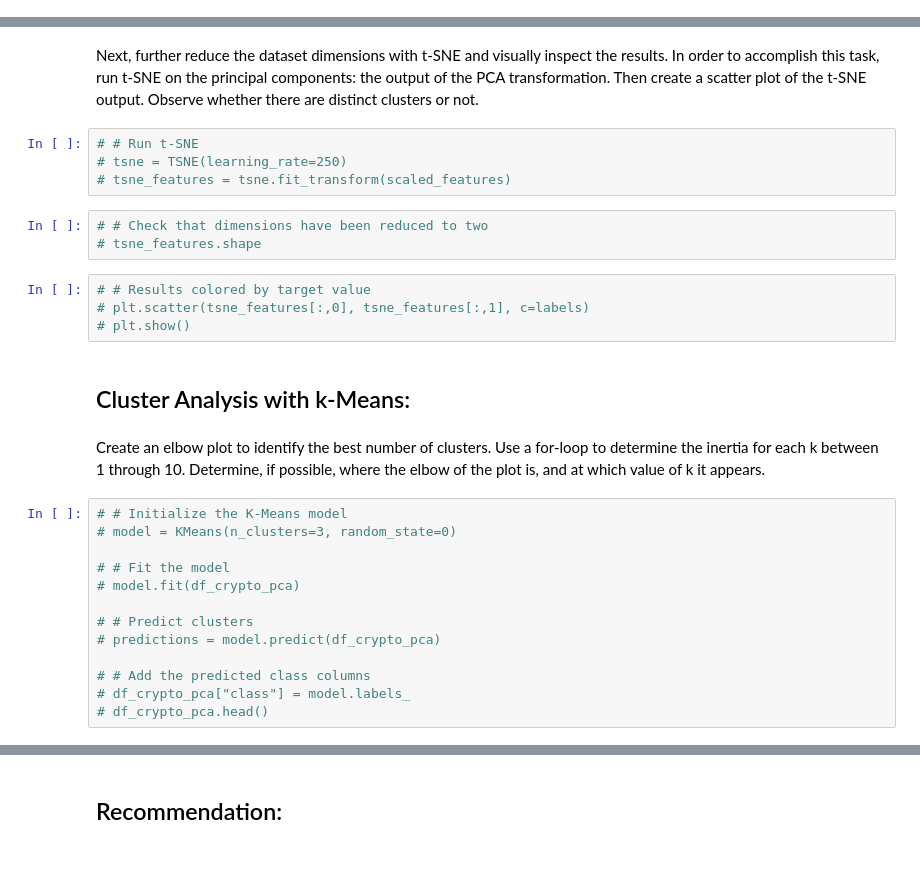
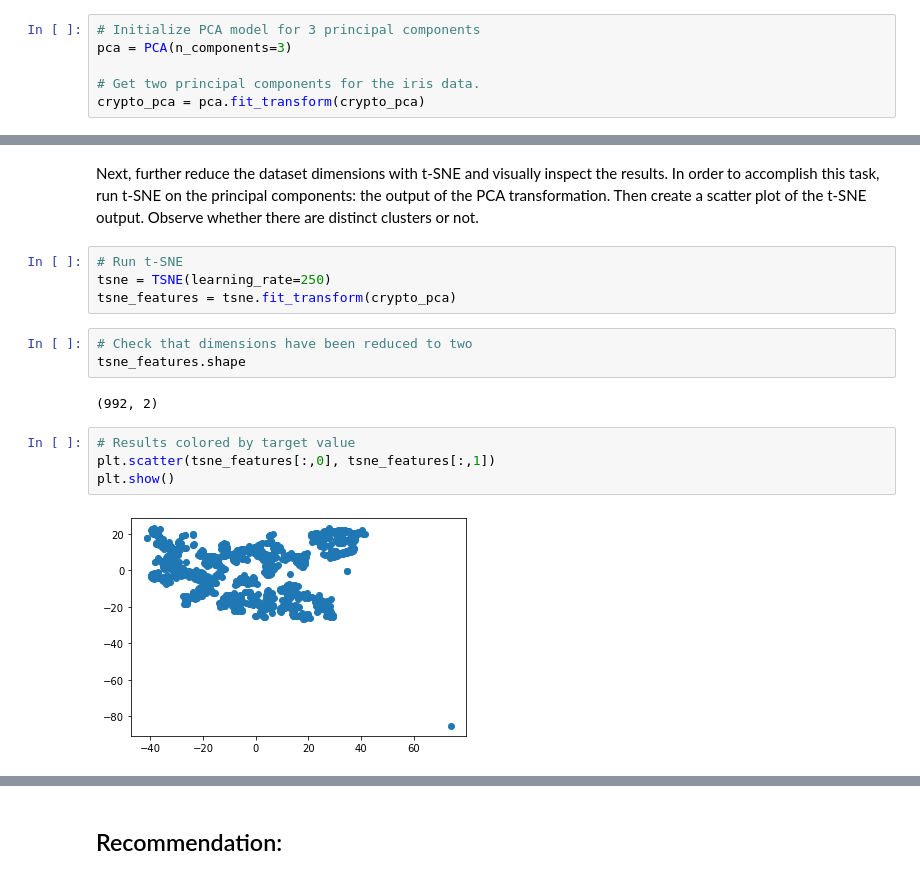
Before and after one commit to uzmabb182/Unsupervised-Learning---Cryptocurrency-Clusters, a Jupyter notebook: cryptocurrency.ipynb, the cells around one changed output, grey strips where cells are left out. Saved outputs shown, nothing was run; the diff lists cells and outputs as text.

```diff
--- a/cryptocurrency.ipynb
+++ b/cryptocurrency.ipynb
@@ -340,0 +363,6 @@ array([[-6.93074718e-01, -2.61076088e-01,  2.42005520e-05, ...,
+# %%
+# Initialize PCA model for 3 principal components
+pca = PCA(n_components=3)
+
+# Get two principal components for the iris data.
+crypto_pca = pca.fit_transform(crypto_pca)
@@ -343,30 +524,17 @@ array([[-6.93074718e-01, -2.61076088e-01,  2.42005520e-05, ...,
 # %% [markdown]
 Next, further reduce the dataset dimensions with t-SNE and visually inspect the results. In order to accomplish this task, run t-SNE on the principal components: the output of the PCA transformation. Then create a scatter plot of the t-SNE output. Observe whether there are distinct clusters or not.
 # %%
-# # Run t-SNE
-# tsne = TSNE(learning_rate=250)
-# tsne_features = tsne.fit_transform(scaled_features)
+# Run t-SNE
+tsne = TSNE(learning_rate=250)
+tsne_features = tsne.fit_transform(crypto_pca)
 # %%
-# # Check that dimensions have been reduced to two
-# tsne_features.shape
+# Check that dimensions have been reduced to two
+tsne_features.shape
+# %% [output]
+(992, 2)
 # %%
-# # Results colored by target value
-# plt.scatter(tsne_features[:,0], tsne_features[:,1], c=labels)
-# plt.show()
+# Results colored by target value
+plt.scatter(tsne_features[:,0], tsne_features[:,1])
+plt.show()
+# %% [output]
+[figure, added]
-# %% [markdown]
-## Cluster Analysis with k-Means:
-# %% [markdown]
-Create an elbow plot to identify the best number of clusters. Use a for-loop to determine the inertia for each k between 1 through 10. Determine, if possible, where the elbow of the plot is, and at which value of k it appears.
-# %%
-# # Initialize the K-Means model
-# model = KMeans(n_clusters=3, random_state=0)
-
-# # Fit the model
-# model.fit(df_crypto_pca)
-
-# # Predict clusters
-# predictions = model.predict(df_crypto_pca)
-
-# # Add the predicted class columns
-# df_crypto_pca["class"] = model.labels_
-# df_crypto_pca.head()
```
Also changed, not shown: parts of 33 cells of this notebook.
